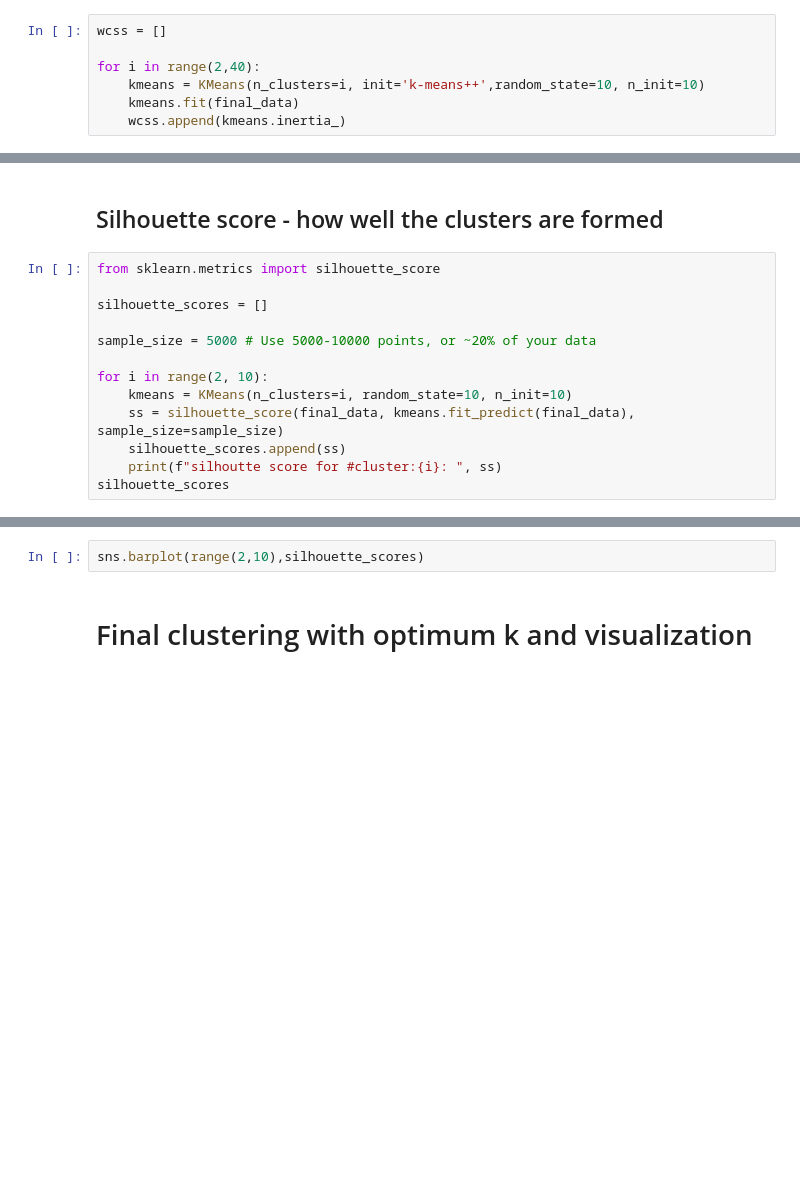
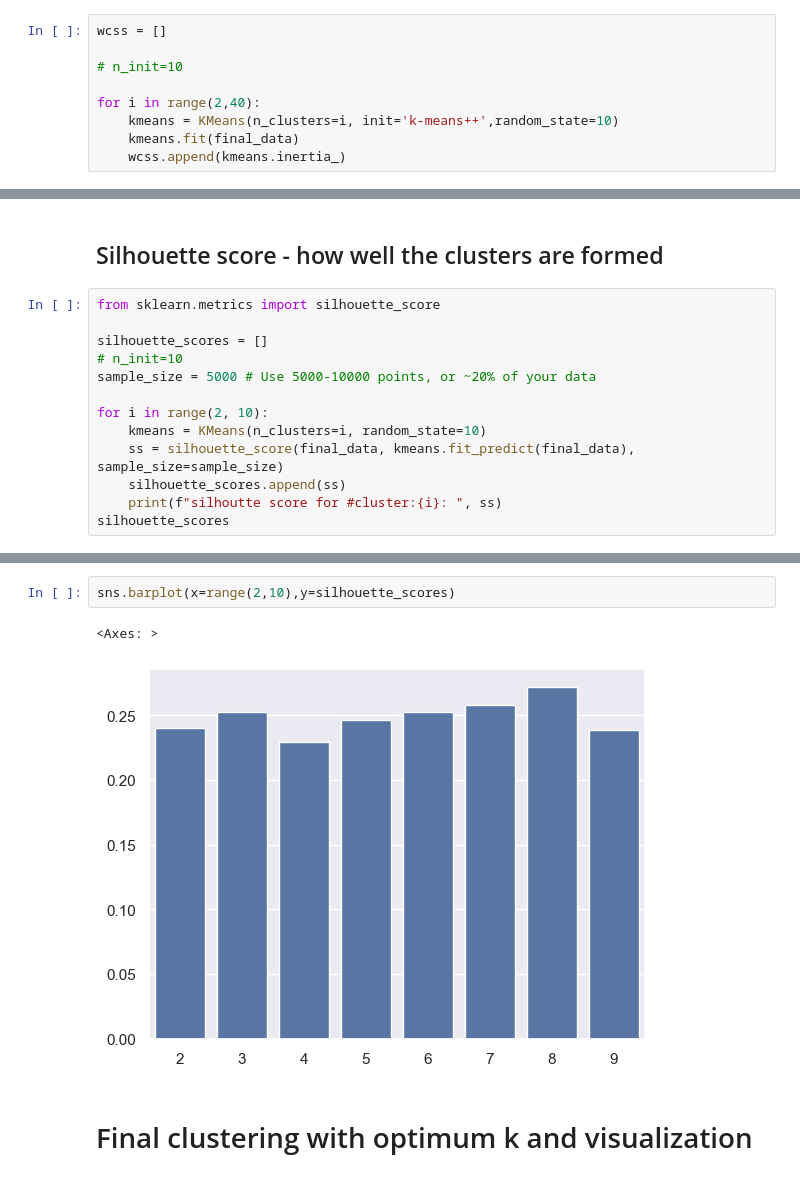
Before and after one commit to hariprasad0029/nagendra2025, a Jupyter notebook: 2.clustering.ipynb, the cells around one changed output, grey strips where cells are left out. Saved outputs shown, nothing was run; the diff lists cells and outputs as text; blank space fills up the shorter version.

Commit message:
basic working code with silhouette score

```diff
--- a/2.clustering.ipynb
+++ b/2.clustering.ipynb
@@ -623,7 +614,9 @@ array([[-0.43551205,  1.50779464, -0.90432118, ..., -1.64900282,
 # %%
 wcss = []
 
+# n_init=10
+
 for i in range(2,40):
-    kmeans = KMeans(n_clusters=i, init='k-means++',random_state=10, n_init=10)
+    kmeans = KMeans(n_clusters=i, init='k-means++',random_state=10)
     kmeans.fit(final_data)
     wcss.append(kmeans.inertia_)
@@ -644,11 +655,11 @@ plt.show()
 from sklearn.metrics import silhouette_score
 
 silhouette_scores = []
-
+# n_init=10
 sample_size = 5000 # Use 5000-10000 points, or ~20% of your data
 
 for i in range(2, 10):
-    kmeans = KMeans(n_clusters=i, random_state=10, n_init=10)
+    kmeans = KMeans(n_clusters=i, random_state=10)
     ss = silhouette_score(final_data, kmeans.fit_predict(final_data), sample_size=sample_size)
     silhouette_scores.append(ss)
     print(f"silhoutte score for #cluster:{i}: ", ss)
@@ -656,5 +688,8 @@ silhouette_scores
 # %%
-sns.barplot(range(2,10),silhouette_scores)
+sns.barplot(x=range(2,10),y=silhouette_scores)
+# %% [output]
+<Axes: >
+[figure, added]
 # %% [markdown]
 # Final clustering with optimum k and visualization
 # %%
```
Also changed, not shown: parts of 21 cells of this notebook.
